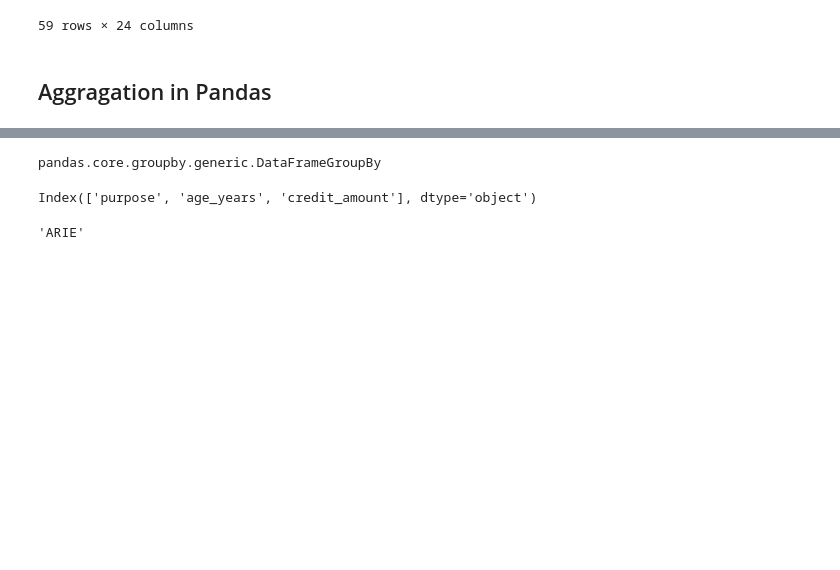
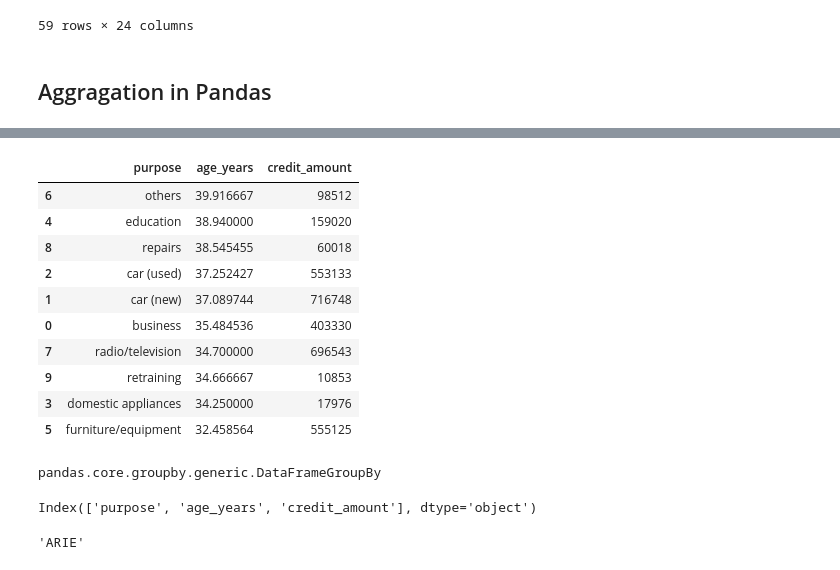
Before and after one commit to ArieTwigt/ml_python_2023_09_11, a Jupyter notebook: exp_pandas.ipynb, the cells around one changed output, grey strips where cells are left out. Drawn from its saved outputs; the diff is of its cells as text; code cells hidden in the pictures; blank space fills up the shorter version.

```diff
--- a/exp_pandas.ipynb
+++ b/exp_pandas.ipynb
@@ -311,3 +327,17 @@ data_overview_age = (data
+# %%
+data_overview_age
+# %% [output]
+|  | purpose | age_years | credit_amount |
+| 6 | others | 39.916667 | 98512 |
+| 4 | education | 38.940000 | 159020 |
+| 8 | repairs | 38.545455 | 60018 |
+| 2 | car (used) | 37.252427 | 553133 |
+| 1 | car (new) | 37.089744 | 716748 |
+| 0 | business | 35.484536 | 403330 |
+| 7 | radio/television | 34.700000 | 696543 |
+| 9 | retraining | 34.666667 | 10853 |
+| 3 | domestic appliances | 34.250000 | 17976 |
+| 5 | furniture/equipment | 32.458564 | 555125 |
 # %%
 type(data_overview_age)
 # %% [output]
```
Also changed, not shown: parts of 3 cells of this notebook, 2 other files.
